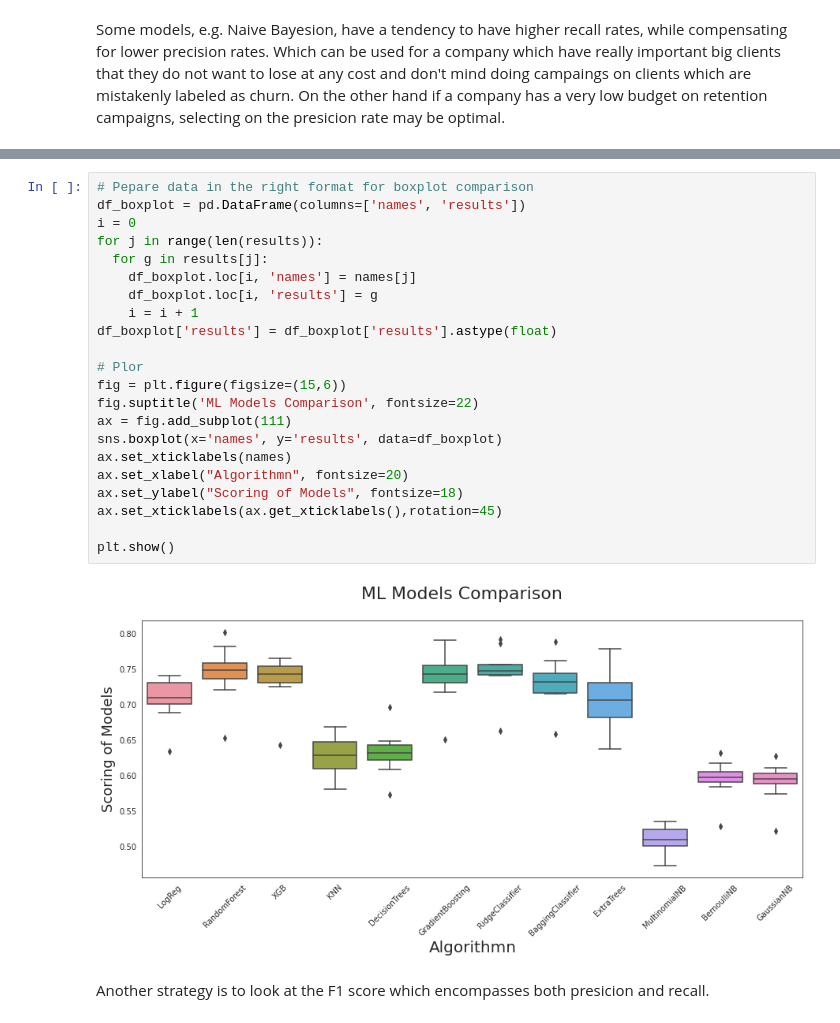
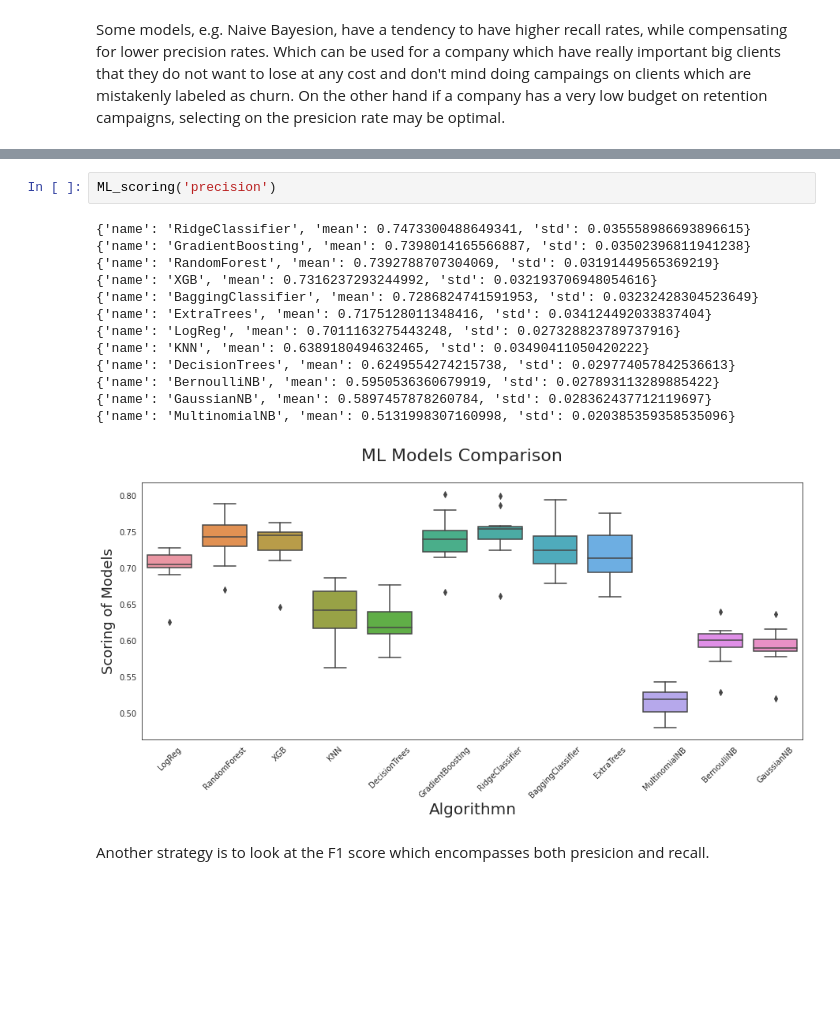
Before and after one commit to gabijanag/Modeling_for_Churn, a Jupyter notebook: AI_Churn_modeling.ipynb, the cells around one changed output, grey strips where cells are left out. Cells and saved outputs as stored; diff of their text form; blank space fills up the shorter version.

```diff
--- a/AI_Churn_modeling.ipynb
+++ b/AI_Churn_modeling.ipynb
@@ -792,26 +740,18 @@ for list_g in msg:
-# %%
-# Pepare data in the right format for boxplot comparison
-df_boxplot = pd.DataFrame(columns=['names', 'results'])
-i = 0
-for j in range(len(results)):
-  for g in results[j]:
-    df_boxplot.loc[i, 'names'] = names[j]
-    df_boxplot.loc[i, 'results'] = g
-    i = i + 1
-df_boxplot['results'] = df_boxplot['results'].astype(float)
-
-# Plor
-fig = plt.figure(figsize=(15,6))
-fig.suptitle('ML Models Comparison', fontsize=22)
-ax = fig.add_subplot(111)
-sns.boxplot(x='names', y='results', data=df_boxplot)
-ax.set_xticklabels(names)
-ax.set_xlabel("Algorithmn", fontsize=20)
-ax.set_ylabel("Scoring of Models", fontsize=18)
-ax.set_xticklabels(ax.get_xticklabels(),rotation=45)
-
-plt.show()
-# %% [output]
-[figure, removed]
+# %%
+ML_scoring('precision')
+# %% [output]
+{'name': 'RidgeClassifier', 'mean': 0.7473300488649341, 'std': 0.035558986693896615}
+{'name': 'GradientBoosting', 'mean': 0.7398014165566887, 'std': 0.03502396811941238}
+{'name': 'RandomForest', 'mean': 0.7392788707304069, 'std': 0.03191449565369219}
+{'name': 'XGB', 'mean': 0.7316237293244992, 'std': 0.032193706948054616}
+{'name': 'BaggingClassifier', 'mean': 0.7286824741591953, 'std': 0.03232428304523649}
+{'name': 'ExtraTrees', 'mean': 0.7175128011348416, 'std': 0.034124492033837404}
+{'name': 'LogReg', 'mean': 0.7011163275443248, 'std': 0.027328823789737916}
+{'name': 'KNN', 'mean': 0.6389180494632465, 'std': 0.03490411050420222}
+{'name': 'DecisionTrees', 'mean': 0.6249554274215738, 'std': 0.029774057842536613}
+{'name': 'BernoulliNB', 'mean': 0.5950536360679919, 'std': 0.027893113289885422}
+{'name': 'GaussianNB', 'mean': 0.5897457878260784, 'std': 0.028362437712119697}
+{'name': 'MultinomialNB', 'mean': 0.5131998307160998, 'std': 0.020385359358535096}
+[figure, added]
 # %% [markdown]
 Another strategy is to look at the F1 score which encompasses both presicion and recall.
```
Also changed, not shown: parts of 41 cells of this notebook.
